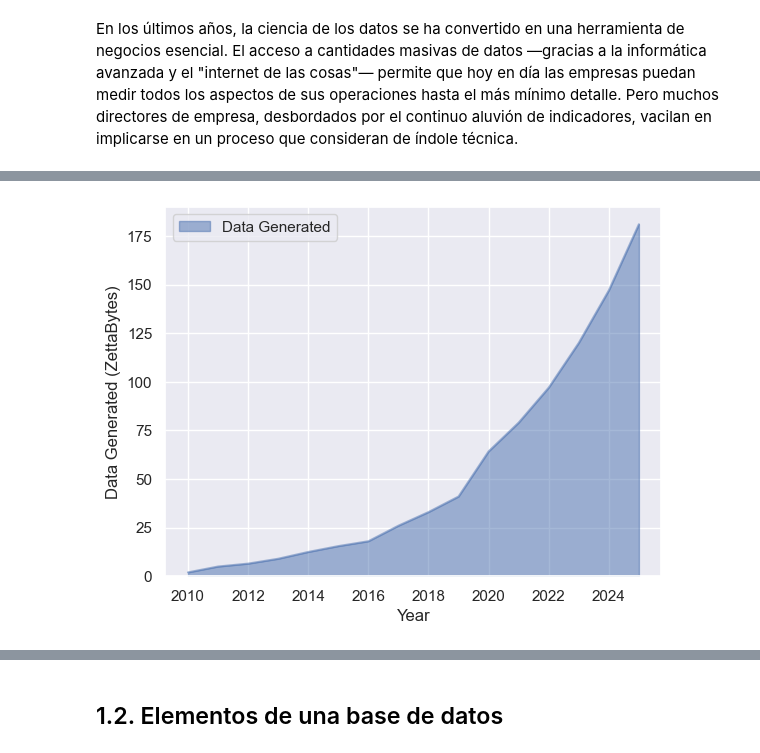
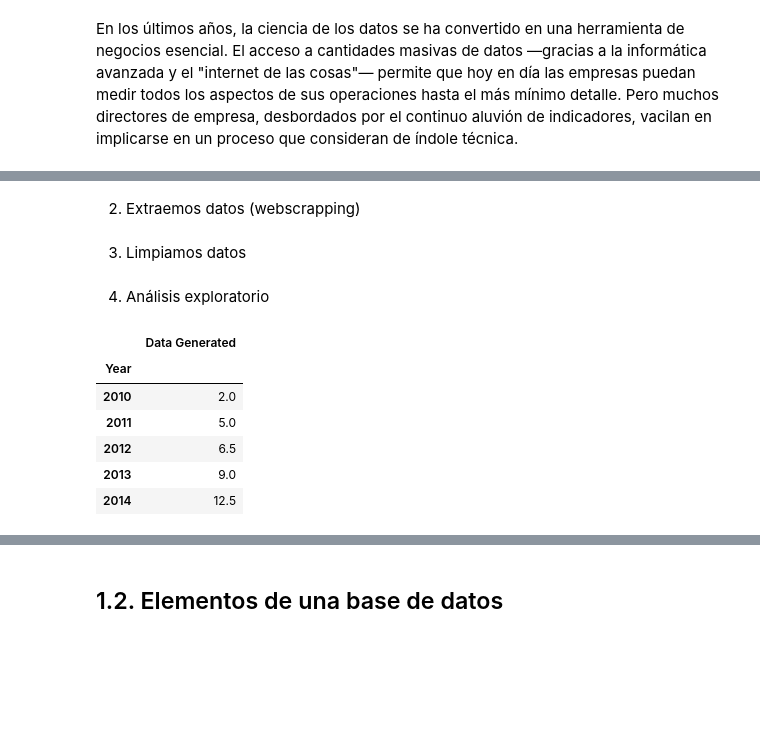
Before and after one commit to alejo-acosta/pmdb-material, a Jupyter notebook: 1.0-Introducción a la programación y bases de datos.ipynb, the cells around one changed output, grey strips where cells are left out. Drawn from its saved outputs; the diff is of its cells as text; code cells hidden in the pictures; blank space fills up the shorter version.

```diff
--- a/1.0-Introducción a la programación y bases de datos.ipynb
+++ b/1.0-Introducción a la programación y bases de datos.ipynb
@@ -46,19 +58,12 @@ import win32com.client as win32
 import matplotlib.pyplot as plt
 import seaborn as sns
 sns.set()
+# %% [markdown]
+2. Extraemos datos (webscrapping)
 # %%
 url = requests.get('https://explodingtopics.com/blog/data-generated-per-day')
 df  = pd.read_html(url.text)[1][[0,1]]
 df.columns = df.iloc[0]
 df = df.iloc[1:]
-df['Year'] = df['Year'].str[0:4].astype(int)
-df['Data Generated'] = df['Data Generated'].str.split(' ', expand=True)[0].astype(float)
-df.set_index('Year', inplace=True, drop=True)
-
-df.plot.area(alpha=0.5)
-plt.ylabel('Data Generated (ZettaBytes)')
-plt.legend(title='')
-plt.savefig('./images/data_generated.png', dpi=100)
-plt.show()
-# %% [output]
-[figure, removed]
+# %% [markdown]
+3. Limpiamos datos
@@ -64,0 +75,12 @@ plt.show()
+# %% [markdown]
+4. Análisis exploratorio
+# %%
+df.head()
+# %% [output]
+|  | Data Generated |
+| Year |  |
+| 2010 | 2.0 |
+| 2011 | 5.0 |
+| 2012 | 6.5 |
+| 2013 | 9.0 |
+| 2014 | 12.5 |
```
Also changed, not shown: parts of 11 cells of this notebook, 3 other files.
